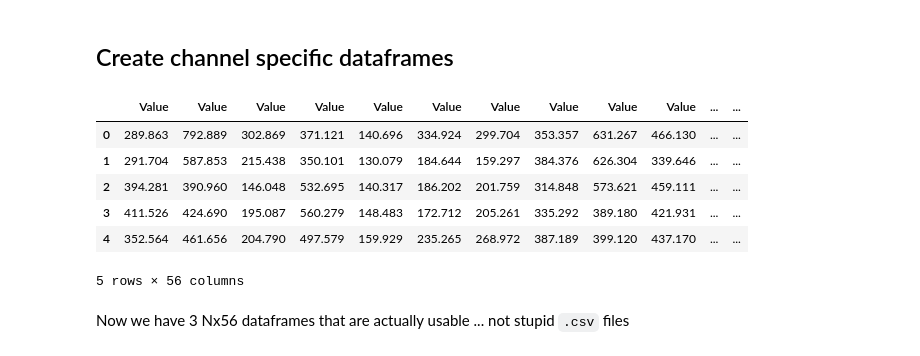
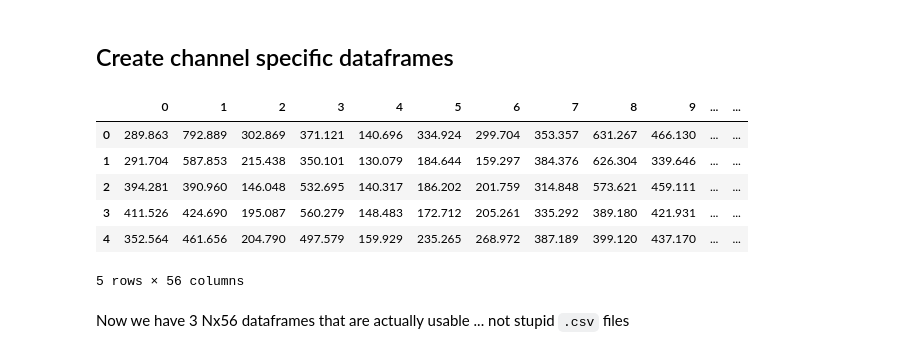
Before and after one commit to axiezai/degranulation_MTP_fluorescence_average_line_scan_2021, a Jupyter notebook: average_signals.ipynb, the cells around one changed output. Drawn from its saved outputs; the diff is of its cells as text; code cells hidden in the pictures.

```diff
--- a/average_signals.ipynb
+++ b/average_signals.ipynb
@@ -43,12 +43,15 @@ There are 168 data csv files
 # %%
 df_cyan = pd.concat((pd.read_csv(f, usecols=['Value']) for f in cyan_data), axis = 1).fillna(0)
 df_yellow = pd.concat((pd.read_csv(f, usecols=['Value']) for f in yellow_data), axis = 1).fillna(0)
 df_magenta = pd.concat((pd.read_csv(f, usecols=['Value']) for f in magenta_data), axis = 1).fillna(0)
 
+df_cyan.columns = np.arange(df_cyan.shape[1])
+df_yellow.columns = np.arange(df_yellow.shape[1])
+df_magenta.columns = np.arange(df_magenta.shape[1])
 # show example:
 df_magenta.head()
 # %% [output]
-|  | Value | Value | Value | Value | Value | Value | Value | Value | Value | Value | ... | ... |
+|  | 0 | 1 | 2 | 3 | 4 | 5 | 6 | 7 | 8 | 9 | ... | ... |
 | 0 | 289.863 | 792.889 | 302.869 | 371.121 | 140.696 | 334.924 | 299.704 | 353.357 | 631.267 | 466.130 | ... | ... |
 | 1 | 291.704 | 587.853 | 215.438 | 350.101 | 130.079 | 184.644 | 159.297 | 384.376 | 626.304 | 339.646 | ... | ... |
 | 2 | 394.281 | 390.960 | 146.048 | 532.695 | 140.317 | 186.202 | 201.759 | 314.848 | 573.621 | 459.111 | ... | ... |
```
Also changed, not shown: parts of 8 cells of this notebook.
